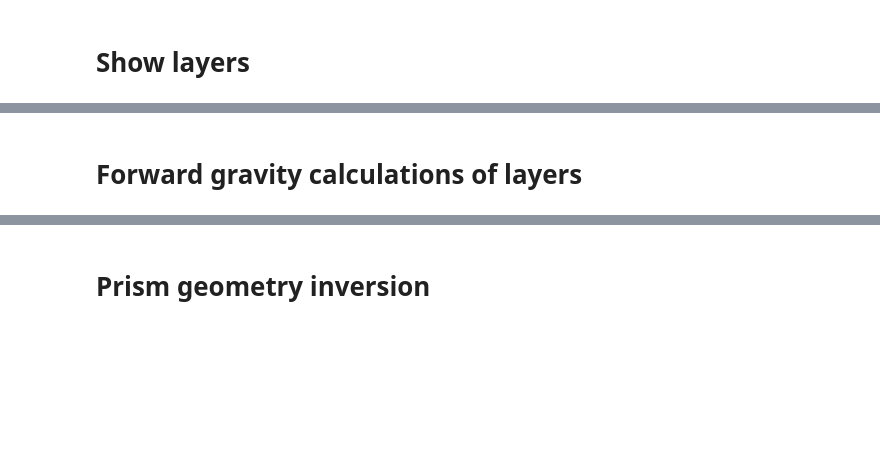
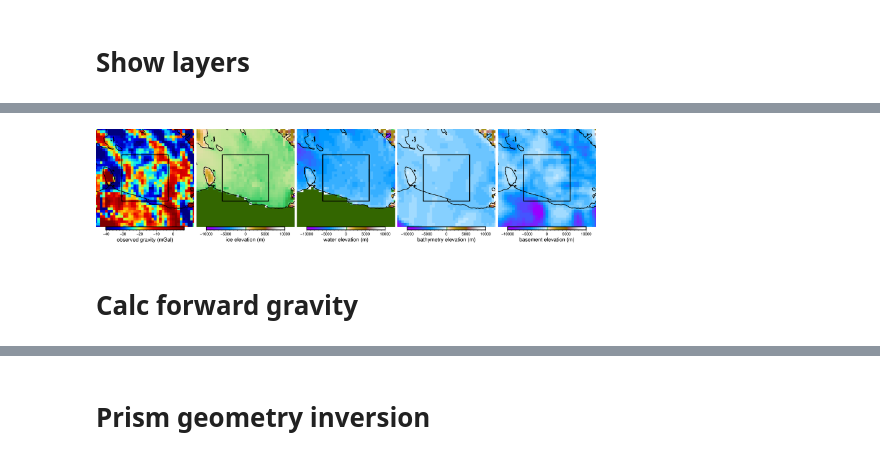
Before and after one commit to mdtanker/RIS_gravity_inversion, a Jupyter notebook: harmonica_inversion_grav_column_der.ipynb, the cells around one changed output, grey strips where cells are left out. Saved outputs shown, nothing was run; the diff lists cells and outputs as text; code cells hidden in the pictures; blank space fills up the shorter version.

Commit message:
added plotting function

```diff
--- a/harmonica_inversion_grav_column_der.ipynb
+++ b/harmonica_inversion_grav_column_der.ipynb
@@ -278,3 +292,29 @@ psconvert [ERROR]: Registry registered C:\Program Files (x86)\GPLGS\gswin32c.exe
-# %% [markdown]
-# Forward gravity calculations of layers
+# %%
+pygmt.grd2cpt(
+    cmap="jet",
+    grid=grid_grav.z,
+    region=fig_reg,
+    continuous=True,
+    background=True,
+    output = 'plotting/grav.cpt')
+
+plot_grd(
+    grid = grid_grav.z,
+    cmap = "plotting/grav.cpt",
+    cbar_label = "observed gravity (mGal)",
+    )
+
+for i, (k, v) in enumerate(layers.items()):
+    plot_grd(
+        grid=layers[k]['grid'].z,
+        cmap = "globe",
+        cbar_label = f"{k} elevation (m)",
+        subplots=True,
+        )
+
+fig.show()
+# %% [output]
+[figure, added]
+# %% [markdown]
+# Calc forward gravity
 # %%
```
Also changed, not shown: parts of 27 cells of this notebook, 22 other files.
